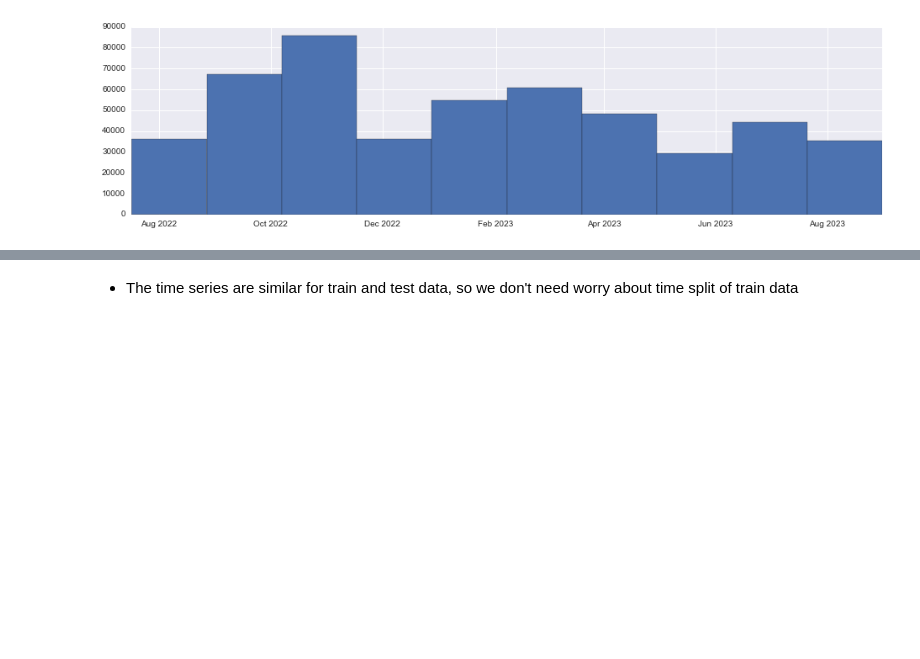
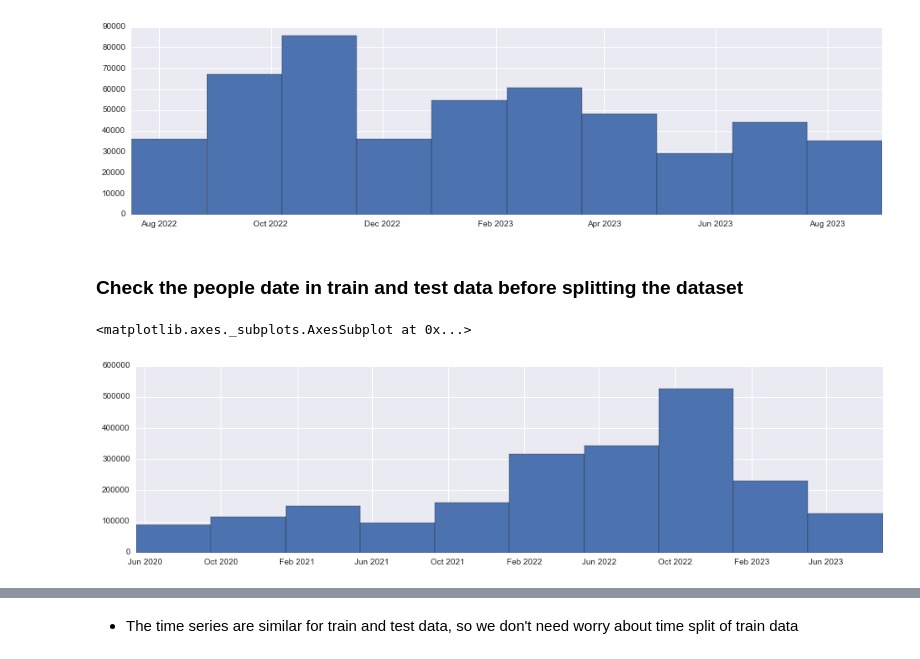
Before and after one commit to ibowen/Machine-Learning-Engineer-Nanodegree, a Jupyter notebook: capstone/redhat_customer_potential_benchmark.ipynb, the cells around one changed output, grey strips where cells are left out. Drawn from its saved outputs; the diff is of its cells as text; code cells hidden in the pictures; blank space fills up the shorter version.

```diff
--- a/capstone/redhat_customer_potential_benchmark.ipynb
+++ b/capstone/redhat_customer_potential_benchmark.ipynb
@@ -114,3 +80,10 @@ test_data.date.hist()
 # %% [output]
 <matplotlib.axes._subplots.AxesSubplot at 0x...>
 [figure]
+# %% [markdown]
+### Check the people date in train and test data before splitting the dataset
+# %%
+train_data.date_ppl.hist()
+# %% [output]
+<matplotlib.axes._subplots.AxesSubplot at 0x...>
+[figure, added]
```
Also changed, not shown: parts of 16 cells of this notebook, 3 other files.
